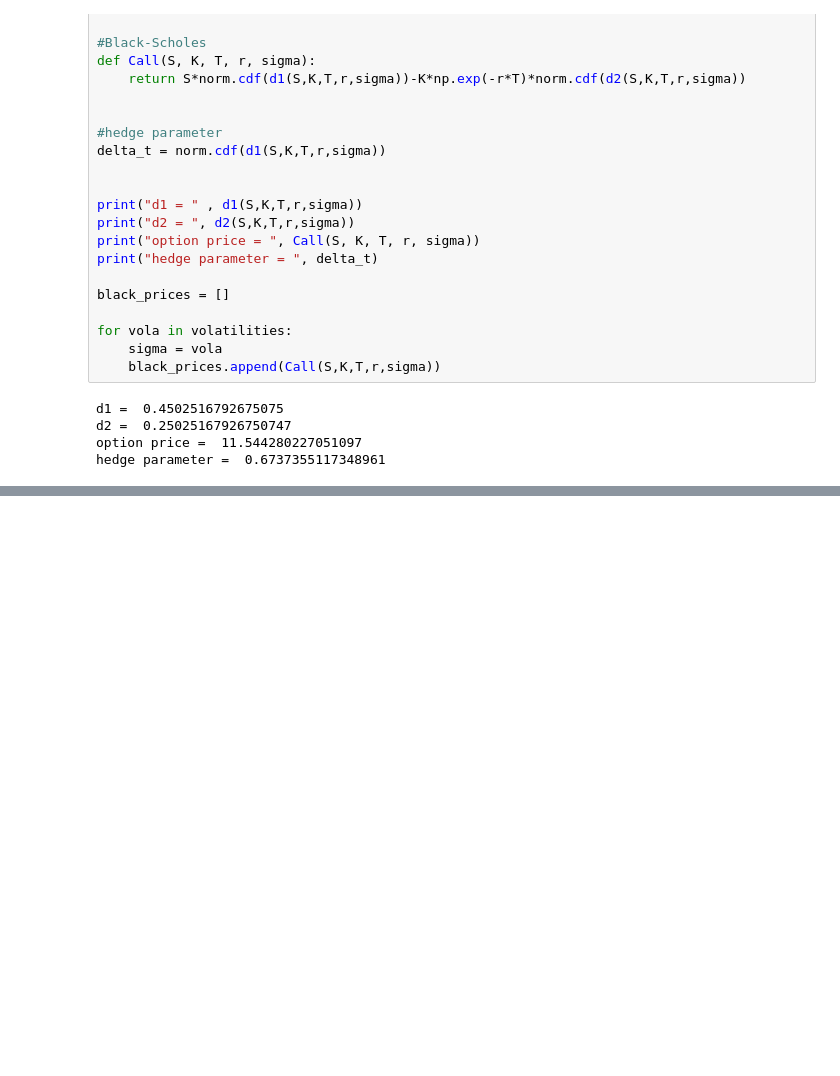
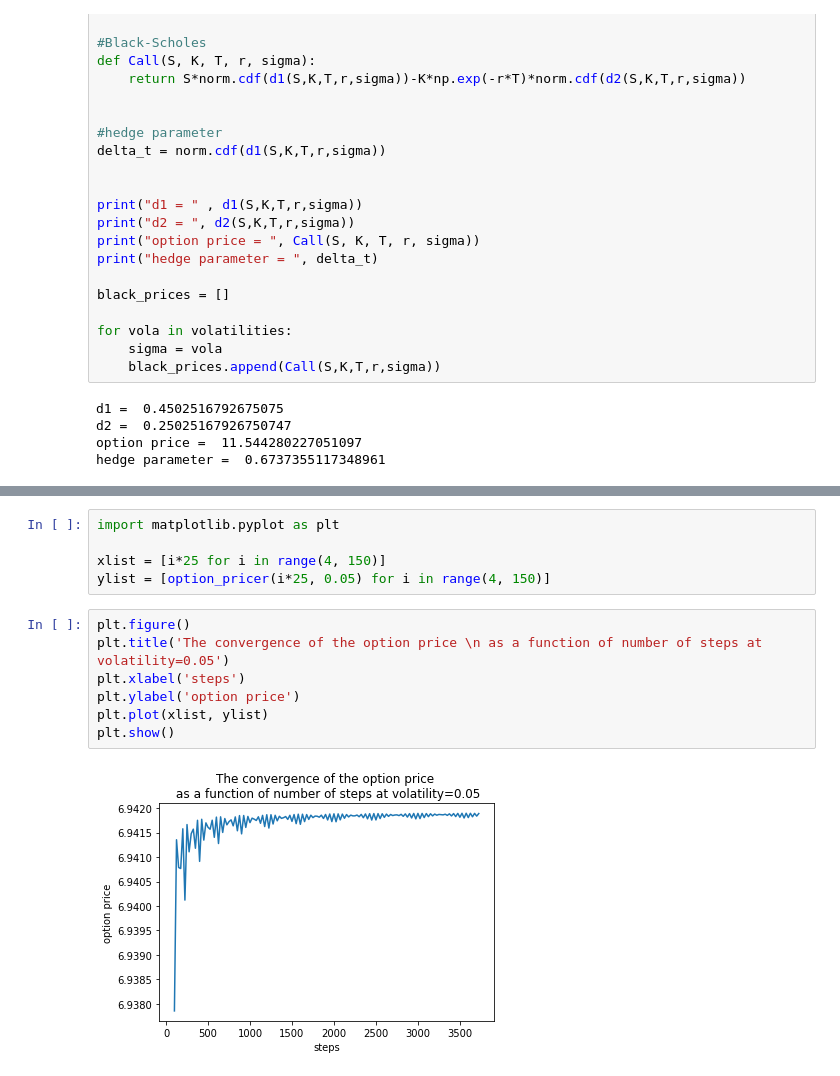
Before and after one commit to nathhje/Computational-Finance, a Jupyter notebook: assignment1/Experimentation.ipynb, the cells around one changed output, grey strips where cells are left out. Cells and saved outputs as stored; diff of their text form; blank space fills up the shorter version.

```diff
--- a/assignment1/Experimentation.ipynb
+++ b/assignment1/Experimentation.ipynb
@@ -145,0 +148,14 @@ plt.show()
+# %%
+import matplotlib.pyplot as plt
+
+xlist = [i*25 for i in range(4, 150)]
+ylist = [option_pricer(i*25, 0.05) for i in range(4, 150)]
+# %%
+plt.figure()
+plt.title('The convergence of the option price \n as a function of number of steps at volatility=0.05')
+plt.xlabel('steps')
+plt.ylabel('option price')
+plt.plot(xlist, ylist)
+plt.show()
+# %% [output]
+[figure, added]
```
Also changed, not shown: parts of 3 cells of this notebook.
